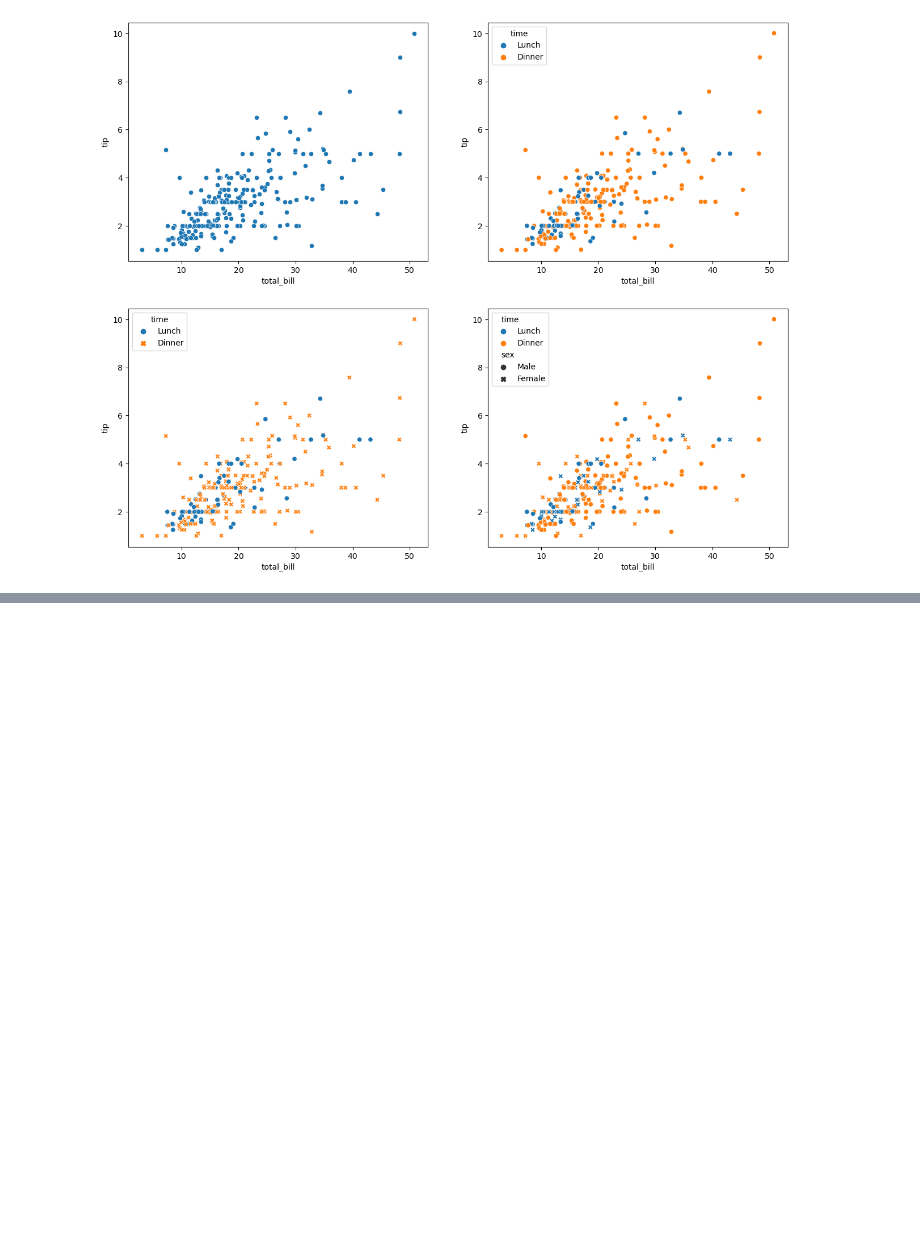
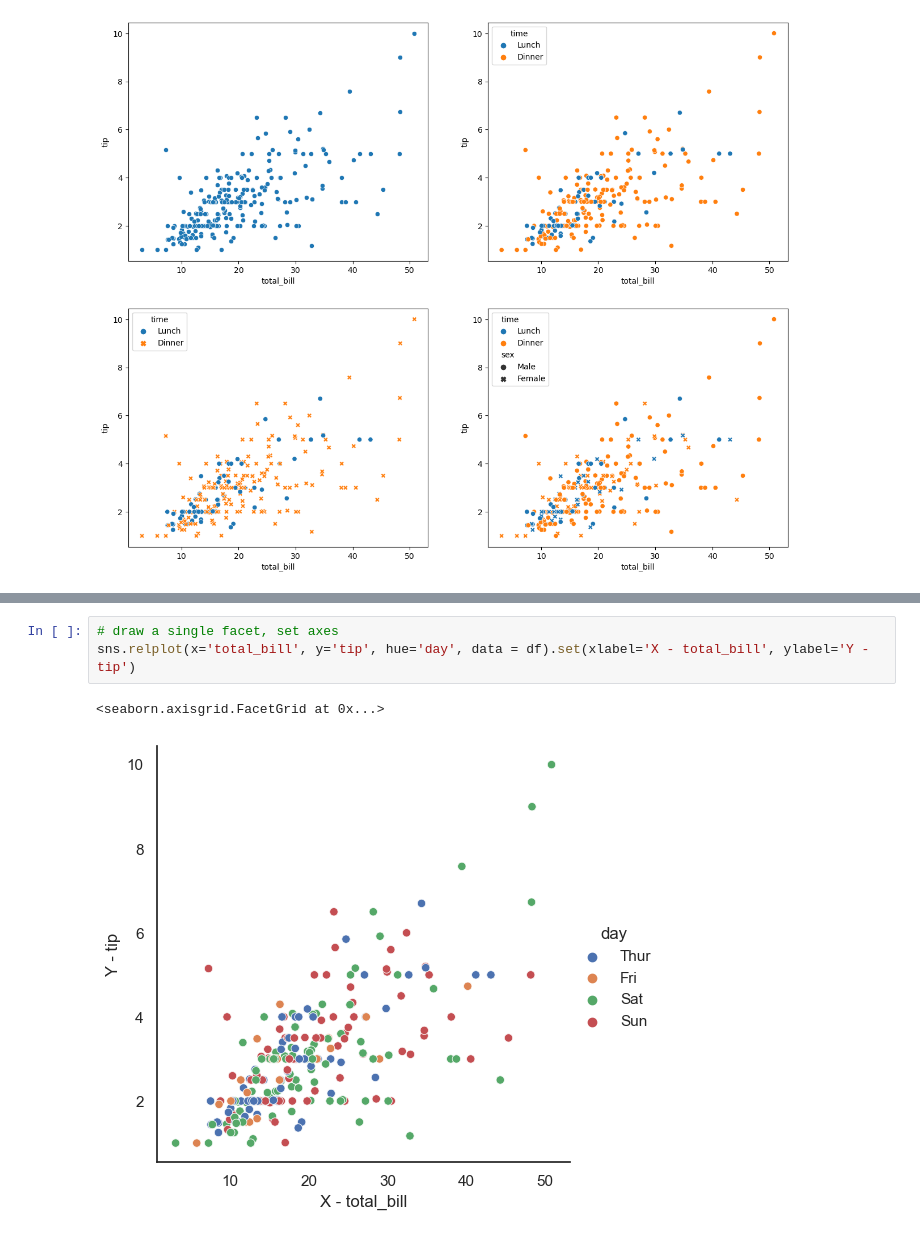
Before and after one commit to madhanl6/Seaborn_viz, a Jupyter notebook: Seaborn viz.ipynb, the cells around one changed output, grey strips where cells are left out. Cells and saved outputs as stored; diff of their text form; blank space fills up the shorter version.

```diff
--- a/Seaborn viz.ipynb
+++ b/Seaborn viz.ipynb
@@ -166,0 +194,6 @@ sns.scatterplot(x = 'total_bill', y = 'tip', hue= 'time', style= 'sex', data = d
+# %%
+# draw a single facet, set axes
+sns.relplot(x='total_bill', y='tip', hue='day', data = df).set(xlabel='X - total_bill', ylabel='Y - tip')
+# %% [output]
+<seaborn.axisgrid.FacetGrid at 0x...>
+[figure, added]
```
Also changed, not shown: parts of 25 cells of this notebook.
